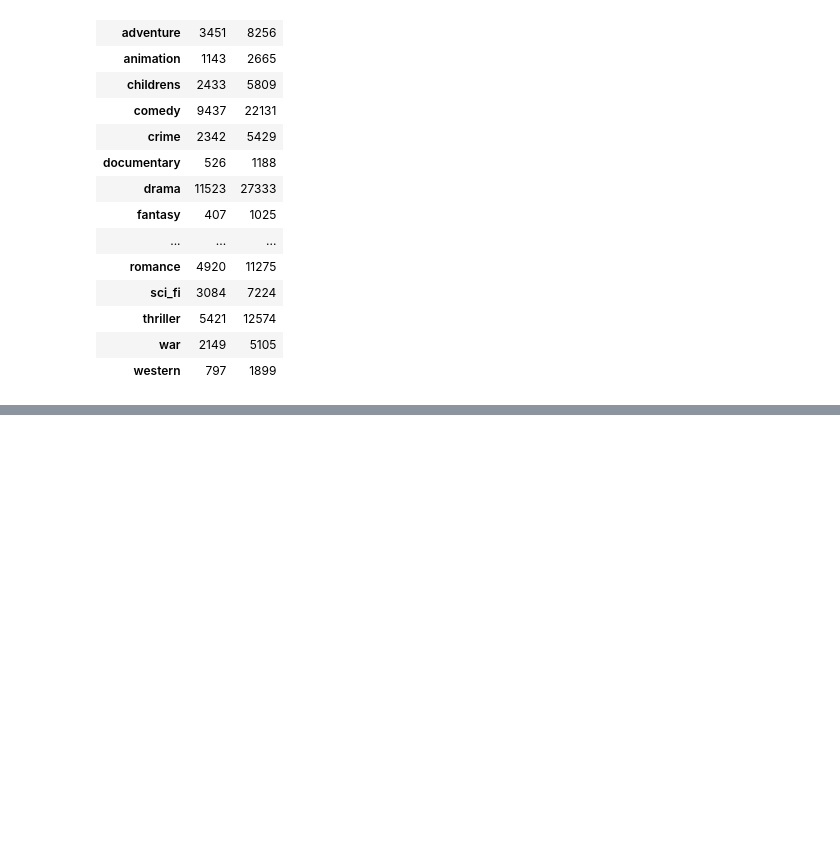
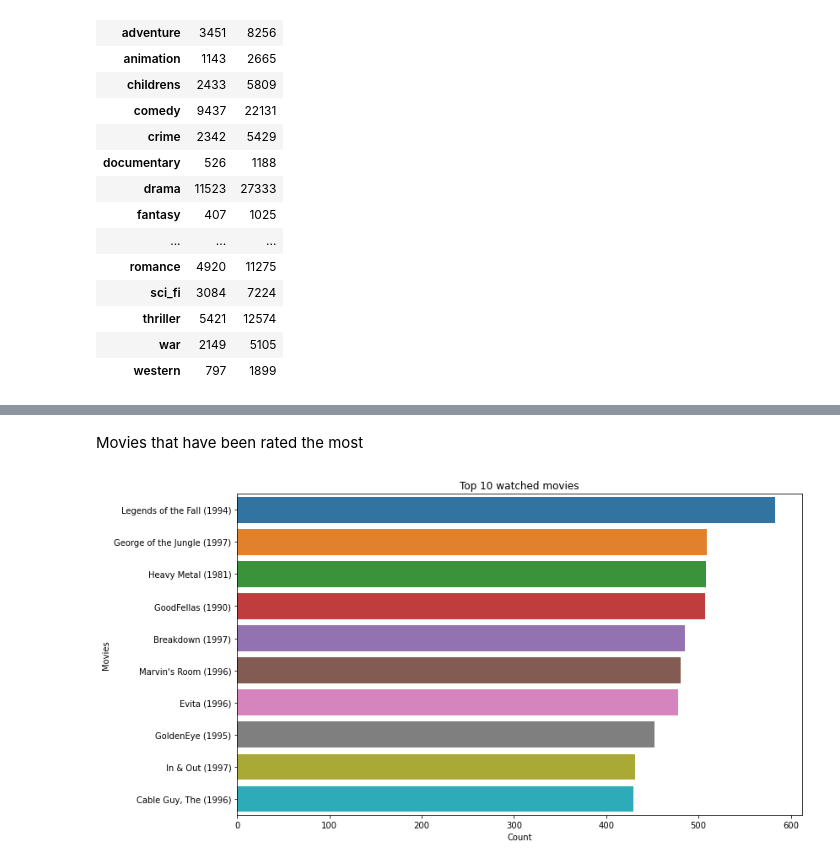
Before and after one commit to YichenLin/MATH-80600A-Project, a Jupyter notebook: traditionalRSNotebooks/edaMovieLens100K.ipynb, the cells around one changed output, grey strips where cells are left out. Cells and saved outputs as stored; diff of their text form; code cells hidden in the pictures; blank space fills up the shorter version.

```diff
--- a/traditionalRSNotebooks/edaMovieLens100K.ipynb
+++ b/traditionalRSNotebooks/edaMovieLens100K.ipynb
@@ -482,0 +545,17 @@ temp_df
+# %%
+def draw_horizontal_movie_bar(movie_titles, ratings_count, title=''):
+    plt.figure(figsize=(12, 7))
+    sns.barplot(y=movie_titles, x=ratings_count, orient='h')
+    plt.title(title)
+    plt.ylabel('Movies')
+    plt.xlabel('Count')
+    plt.show()
+# %% [markdown]
+Movies that have been rated the most
+# %%
+top_ten_rated_movies = rating_movie_df.groupby('movie_id').size().sort_values(ascending=False)[:10]
+top_ten_movie_titles = movie.iloc[top_ten_rated_movies.index].movie_title
+
+draw_horizontal_movie_bar(top_ten_movie_titles.values, top_ten_rated_movies.values, 'Top 10 watched movies')
+# %% [output]
+[figure, added]
```
Also changed, not shown: parts of 24 cells of this notebook.
